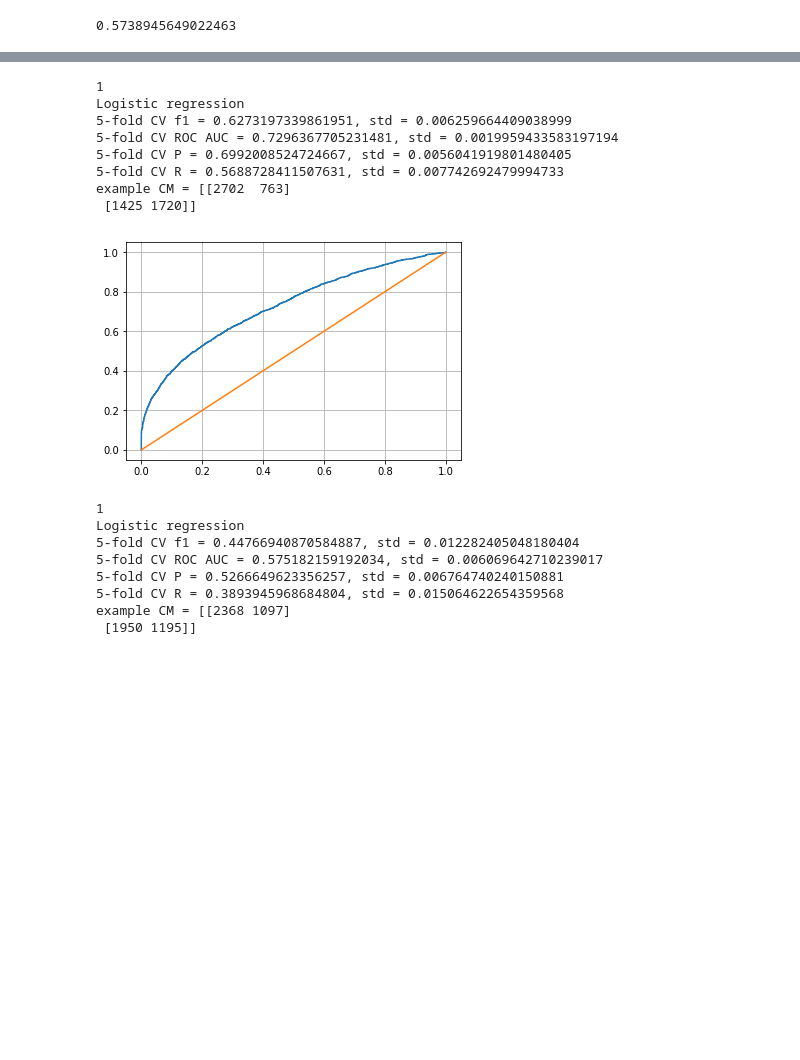
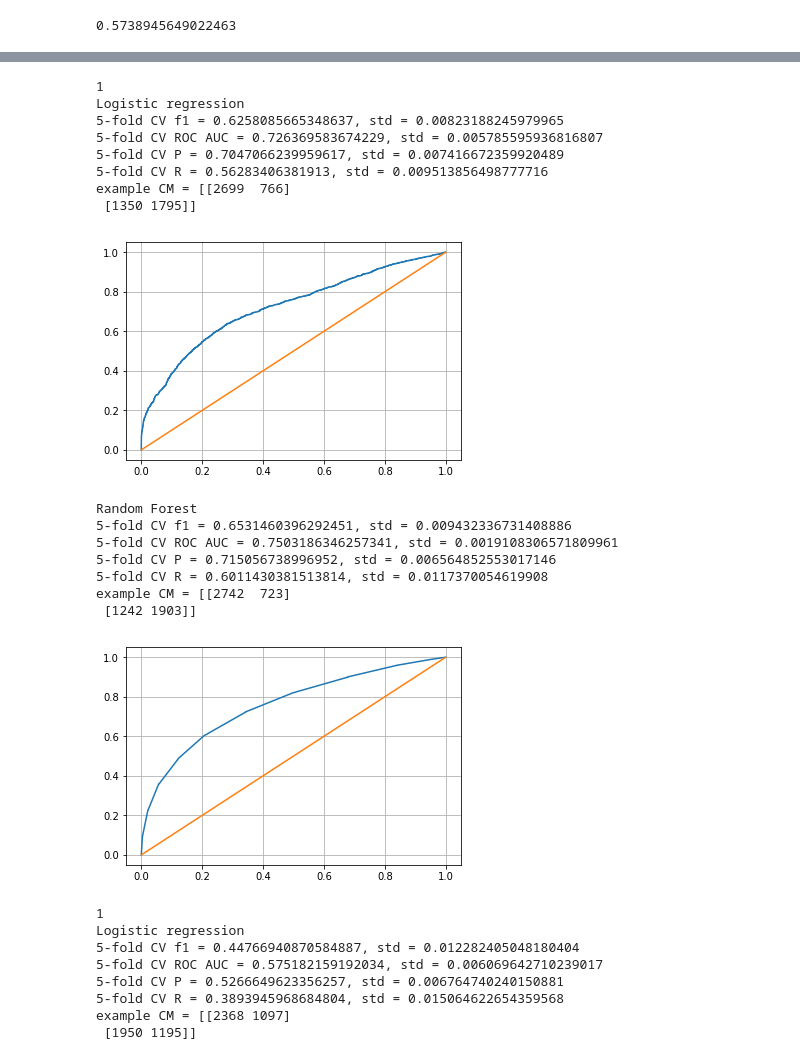
Before and after one commit to frolovconst/TC_w_ML, a Jupyter notebook: incidents_touch/accident_window_detection.ipynb, the cells around one changed output, grey strips where cells are left out. Saved outputs shown, nothing was run; the diff lists cells and outputs as text; code cells hidden in the pictures; blank space fills up the shorter version.

```diff
--- a/incidents_touch/accident_window_detection.ipynb
+++ b/incidents_touch/accident_window_detection.ipynb
@@ -176,6 +183,8 @@ rnm_cols = ['Avg Occupancy_0', 'Avg Occupancy_1', 'Avg Occupancy_2',
 dct = dict()
 for col in rnm_cols:
     dct['Next_'+col] = 'Next '+col
+
+dataset.rename(columns=dct, inplace=True)
 # %%
 dataset.rename(columns=dct, inplace=True)
 # %%
@@ -363,7 +372,7 @@ Total Flow_15_sq
 fignum = 1
 def score_dataset(dataset, drop_features=[], cv=5):
     global fignum
-    drop_cols = ['y', 'Timestamp', 'ID_Prev', 'ID_Next'] + drop_features #, 'Longitude', 'Latitude'
+    drop_cols = ['y', 'Timestamp', 'ID_Prev', 'ID_Next', 'Latitude_Next', 'Longitude_Next', 'Latitude_Prev', 'Longitude_Prev'] + drop_features #, 'Longitude', 'Latitude'
     tr_X, te_X, tr_y, te_y = train_test_split(dataset.drop(columns=drop_cols), dataset['y'], stratify=dataset.y, test_size=.2)
     scaler = StandardScaler()
     tr_X = scaler.fit_transform(tr_X)
@@ -389,8 +398,8 @@ def score_dataset(dataset, drop_features=[], cv=5):
     predict = logreg.predict(te_X)
     proba = logreg.predict_proba(te_X)
     print('example CM =', confusion_matrix(te_y, predict))
-    fpr, tpr, thresholds = roc_curve(te_y, proba[:,1])
-    plt.plot(fpr, tpr)
+    lr_fpr, lr_tpr, thresholds = roc_curve(te_y, proba[:,1])
+    plt.plot(lr_fpr, lr_tpr)
     plt.plot([0,1], [0,1])
     plt.grid()
     plt.savefig('../data/PeMS/Incidents/work_folder/figs/log/roc_auc_{}'.format(fignum), lw=4, dpi=600)
@@ -425,19 +434,27 @@ def score_dataset(dataset, drop_features=[], cv=5):
     plt.show()
     fignum += 1
     print()
-    return logreg, fpr, tpr
+    return logreg, lr_fpr, lr_tpr, forest, fpr, tpr
 # %%
-logreg, all_lfpr, all_ltpr = score_dataset(dataset)
+logreg, all_lfpr, all_ltpr, forest, all_lfpr_f, all_ltpr_f = score_dataset(dataset)
 # %% [output]
 1
 Logistic regression
-5-fold CV f1 = 0.6273197339861951, std = 0.006259664409038999
-5-fold CV ROC AUC = 0.7296367705231481, std = 0.0019959433583197194
-5-fold CV P = 0.6992008524724667, std = 0.0056041919801480405
-5-fold CV R = 0.5688728411507631, std = 0.007742692479994733
-example CM = [[2702  763]
- [1425 1720]]
+5-fold CV f1 = 0.6258085665348637, std = 0.00823188245979965
+5-fold CV ROC AUC = 0.726369583674229, std = 0.005785595936816807
+5-fold CV P = 0.7047066239959617, std = 0.007416672359920489
+5-fold CV R = 0.56283406381913, std = 0.009513856498777716
+example CM = [[2699  766]
+ [1350 1795]]
-[figure, old version]
+[figure, new version]
+Random Forest
+5-fold CV f1 = 0.6531460396292451, std = 0.009432336731408886
+5-fold CV ROC AUC = 0.7503186346257341, std = 0.0019108306571809961
+5-fold CV P = 0.715056738996952, std = 0.006564852553017146
+5-fold CV R = 0.6011430381513814, std = 0.0117370054619908
+example CM = [[2742  723]
+ [1242 1903]]
+[figure, added]
 # %%
 logreg, all_lfpr_m40, all_ltpr_m40 = score_dataset(dataset, [cc for cc in min_later_m40])
 # %% [output]
```
Also changed, not shown: parts of 18 cells of this notebook, 7 other files.
